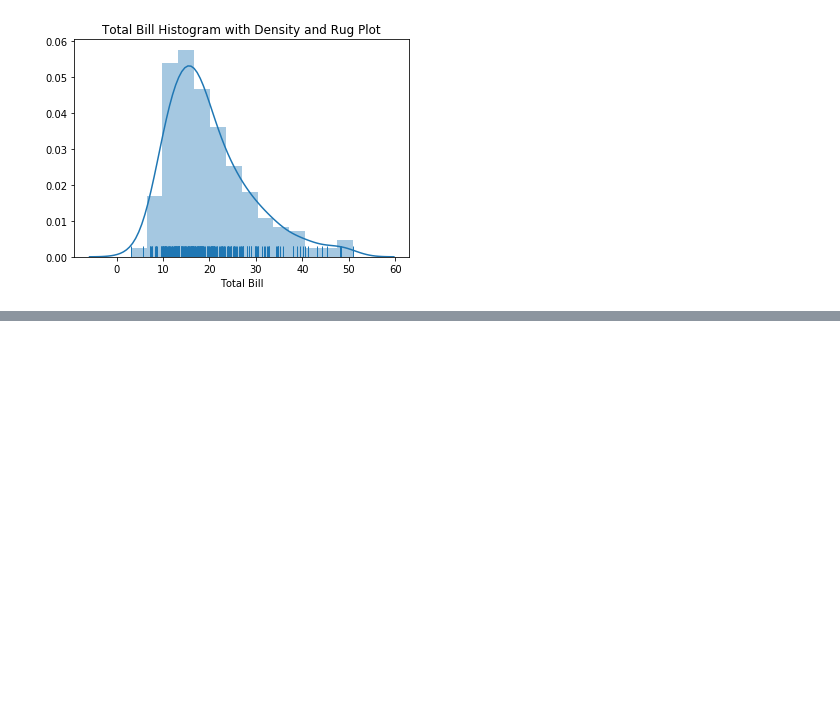
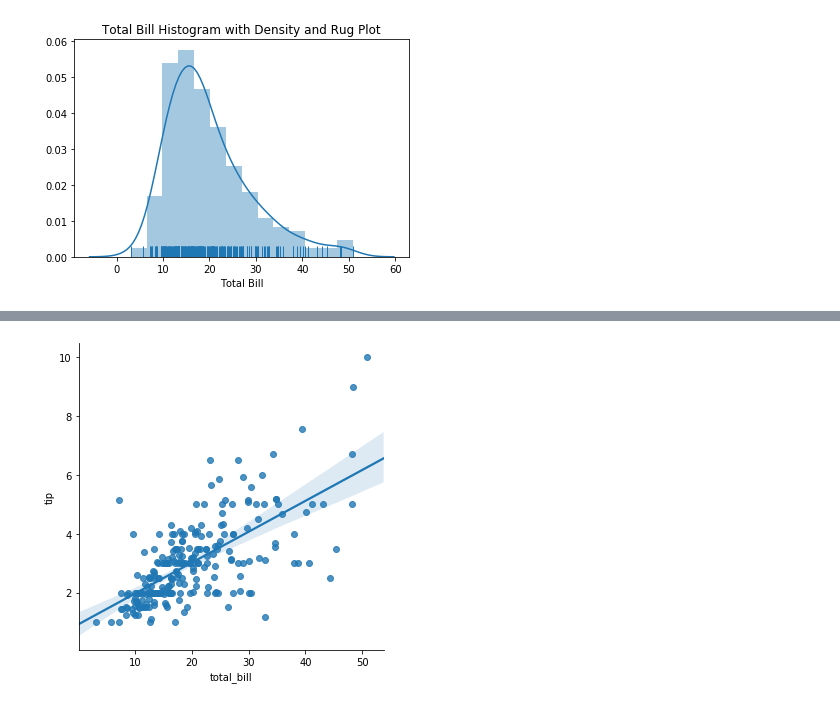
Before and after one commit to davetlewis-van/pandas_for_everyone, a Jupyter notebook: notebooks/Chapter 3.ipynb, the cells around one changed output, grey strips where cells are left out. Cells and saved outputs as stored; diff of their text form; code cells hidden in the pictures; blank space fills up the shorter version.

```diff
--- a/notebooks/Chapter 3.ipynb
+++ b/notebooks/Chapter 3.ipynb
@@ -208,0 +227,5 @@ plt.show()
+# %%
+fig = sns.lmplot(x='total_bill', y='tip', data=tips)
+plt.show()
+# %% [output]
+[figure, added]
```
Also changed, not shown: parts of 17 cells of this notebook, 1 other file.
